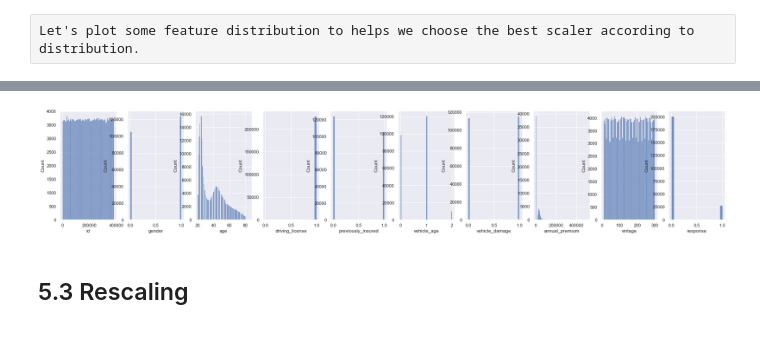
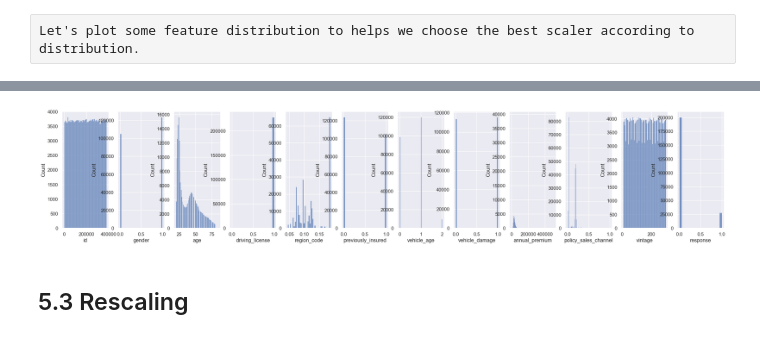
Before and after one commit to ViniciusKos/insurance_cross, a Jupyter notebook: insurance_cross_sell.ipynb, the cells around one changed output, grey strips where cells are left out. Drawn from its saved outputs; the diff is of its cells as text; code cells hidden in the pictures.

```diff
--- a/insurance_cross_sell.ipynb
+++ b/insurance_cross_sell.ipynb
@@ -682,12 +682,12 @@ df5.head(2)
 # %%
 fig = plt.figure(figsize=(30,5))
-specs=gridspec.GridSpec(nrows=1, ncols=10, figure=fig)
+specs=gridspec.GridSpec(nrows=1, ncols=13, figure=fig)
 
 for n,i in enumerate(df5.select_dtypes(exclude='object').columns):
     ax1= fig.add_subplot(specs[0,n])
     sns.histplot(df5[i],ax=ax1)
 # %% [output]
-[figure, old version]
+[figure, new version]
 # %% [markdown]
 ## 5.3 Rescaling
 # %% [raw]
```
Also changed, not shown: parts of 10 cells of this notebook, 4 other files.
